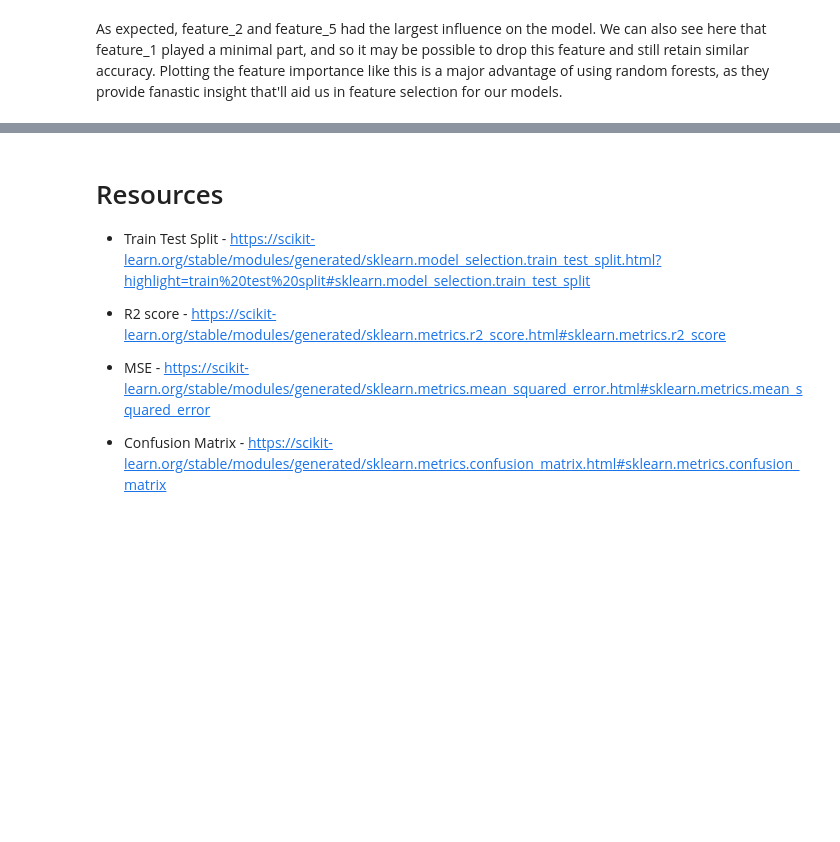
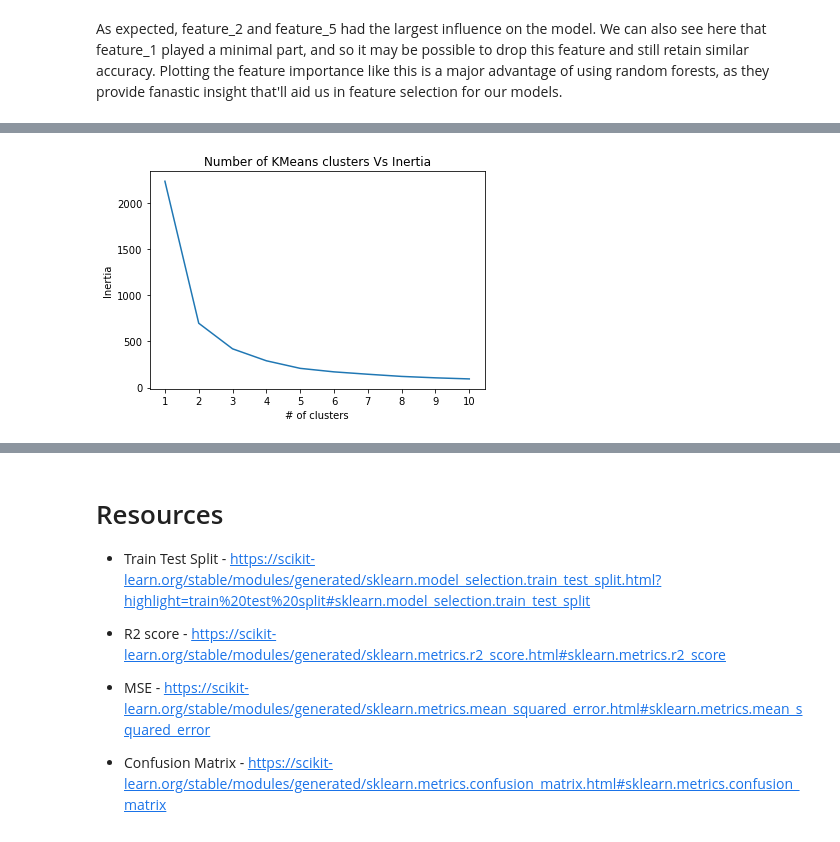
Before and after one commit to OtherBrian/machine-learning, a Jupyter notebook: scikit-learn.ipynb, the cells around one changed output, grey strips where cells are left out. Saved outputs shown, nothing was run; the diff lists cells and outputs as text; code cells hidden in the pictures; blank space fills up the shorter version.

```diff
--- a/scikit-learn.ipynb
+++ b/scikit-learn.ipynb
@@ -835,0 +867,15 @@ As expected, feature_2 and feature_5 had the largest influence on the model. We
+# %%
+inertias = []
+for k in range(1,11):
+    kmeans_n = KMeans(n_clusters = k, random_state = 0)
+    kmeans_n.fit_predict(X[['feature_2','feature_5']])
+    inertias.append(kmeans_n.inertia_)
+
+fig, ax = plt.subplots()
+ax.plot(range(1,11), inertias)
+ax.set_xticks(range(1,11))
+ax.set_xlabel('# of clusters')
+ax.set_ylabel('Inertia')
+ax.set_title('Number of KMeans clusters Vs Inertia');
+# %% [output]
+[figure, added]
```
Also changed, not shown: parts of 15 cells of this notebook.
